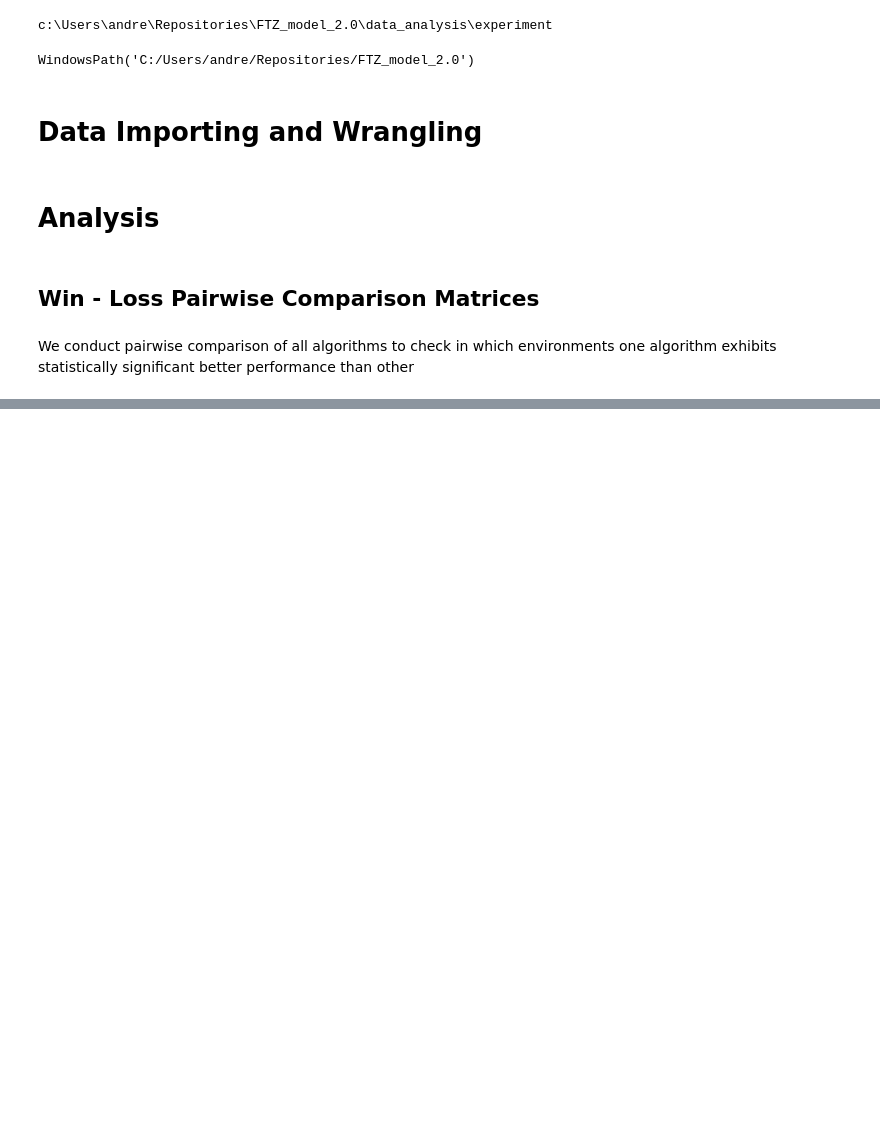
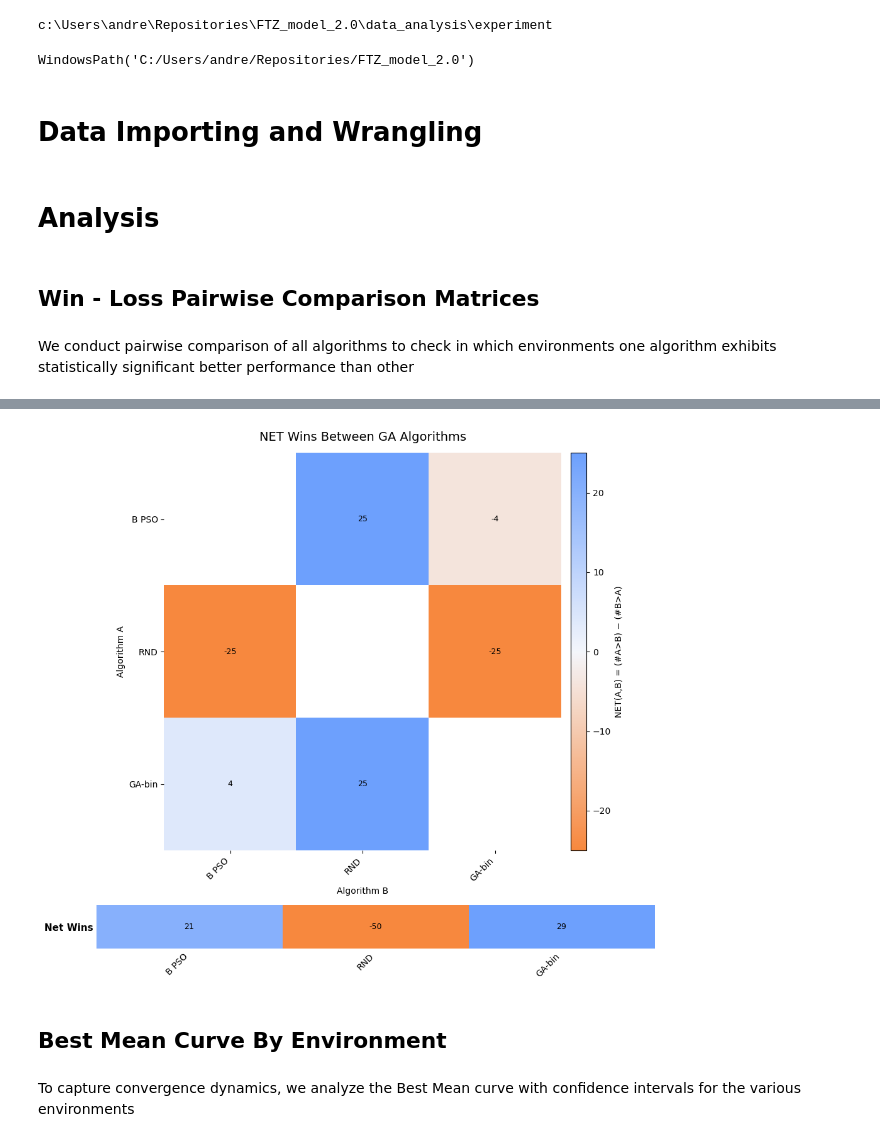
Before and after one commit to spartan14799/evolutionary-tax-strategies-sez, a Jupyter notebook: data_analysis/experiment/experiment_analysis.ipynb, the cells around one changed output, grey strips where cells are left out. Drawn from its saved outputs; the diff is of its cells as text; code cells hidden in the pictures; blank space fills up the shorter version.

```diff
--- a/data_analysis/experiment/experiment_analysis.ipynb
+++ b/data_analysis/experiment/experiment_analysis.ipynb
@@ -60,7 +62,11 @@ performance than other
 # algorithms = df_exp["algorithm"].unique() Set All algorithm
 
 algorithms = ['B PSO', 'GA-bin', 'RND']
+ALGO_ORDER = ['B PSO','RND','GA-bin']
 # %%
 # For Paper Purposes, we filter only the three main variants compared
 
 df_analysis = df_exp[df_exp['algorithm'].isin(algorithms)]
+# %%
+ALPHA = 0.05 # Confidence level for statistical tests
+MIN_N = 39  # Minimun Number of runs per alogirthm to perform comparison
@@ -66,0 +204,27 @@ df_analysis = df_exp[df_exp['algorithm'].isin(algorithms)]
+# %%
+def build_net_from_summary(summary_holm):
+    """
+    Construye matriz cuadrada M donde:
+        M[A,B] = (# entornos A > B) - (# entornos B > A)
+    """
+    algos = sorted(
+        set(summary_holm["algorithm_1"].unique())
+        | set(summary_holm["algorithm_2"].unique())
+    )
+
+    # matriz cruda (A > B)
+    mat_raw = pd.DataFrame(0, index=algos, columns=algos)
+    for _, row in summary_holm.iterrows():
+        a1, a2, val = row["algorithm_1"], row["algorithm_2"], row.iloc[2]
+        mat_raw.loc[a1, a2] = int(val)
+
+    # construir NET = mat[A,B] - mat[B,A]
+    mat_net = pd.DataFrame(0, index=algos, columns=algos, dtype=int)
+    for a in algos:
+        for b in algos:
+            if a == b:
+                mat_net.loc[a, b] = np.nan
+            else:
+                mat_net.loc[a, b] = mat_raw.loc[a, b] - mat_raw.loc[b, a]
+
+    return mat_net
@@ -66,0 +346,9 @@ df_analysis = df_exp[df_exp['algorithm'].isin(algorithms)]
+# %%
+mat_net = build_net_from_summary(summary_holm)
+plot_net_matrix_only_wins_bottom(mat_net, ALGO_ORDER, "NET Wins Between GA Algorithms")
+# %% [output]
+[figure, added]
+# %% [markdown]
+## Best Mean Curve By Environment
+# %% [markdown]
+To capture convergence dynamics, we analyze the Best Mean curve with confidence intervals for the various environments
```
Also changed, not shown: parts of 17 cells of this notebook.
